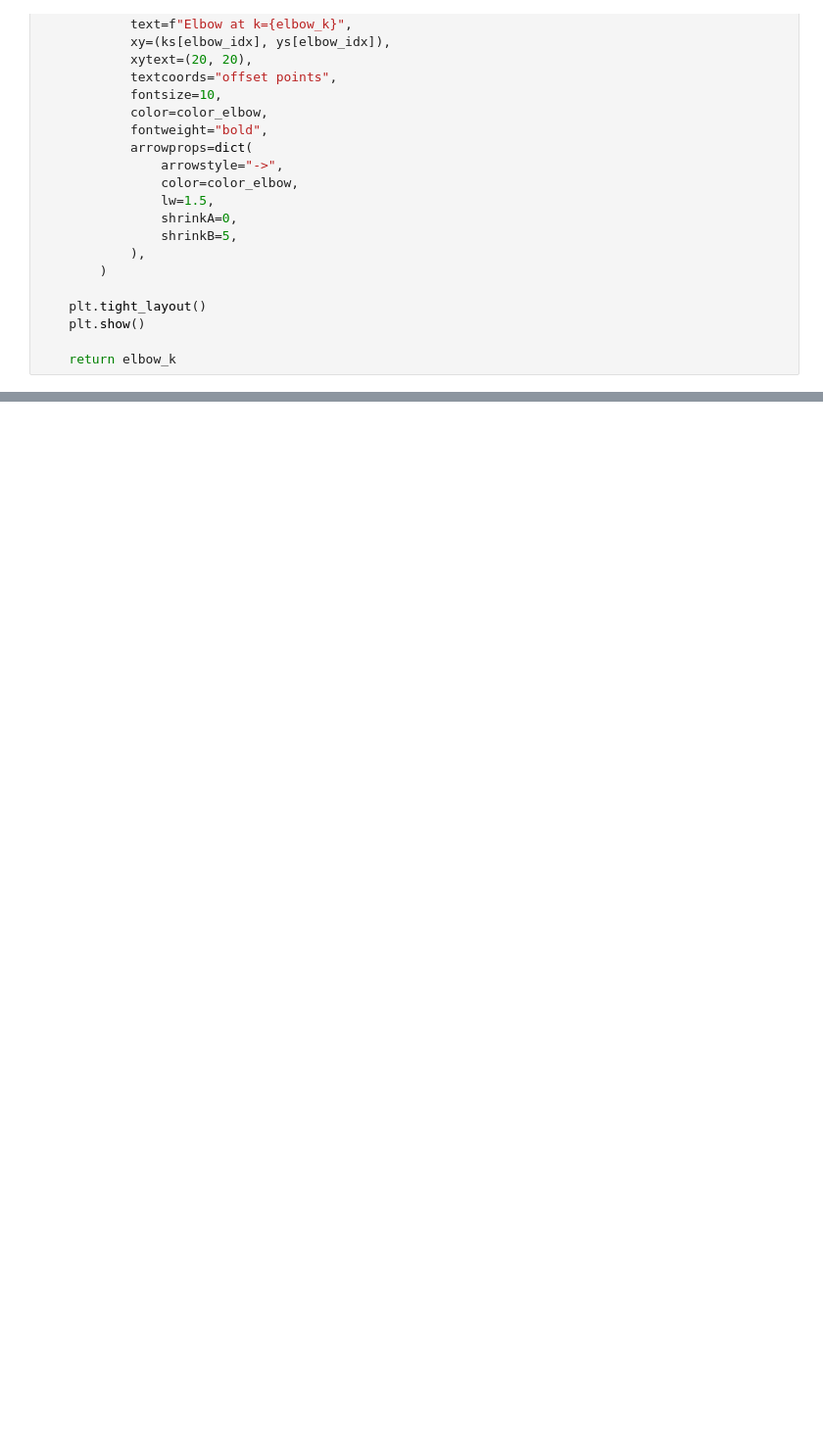
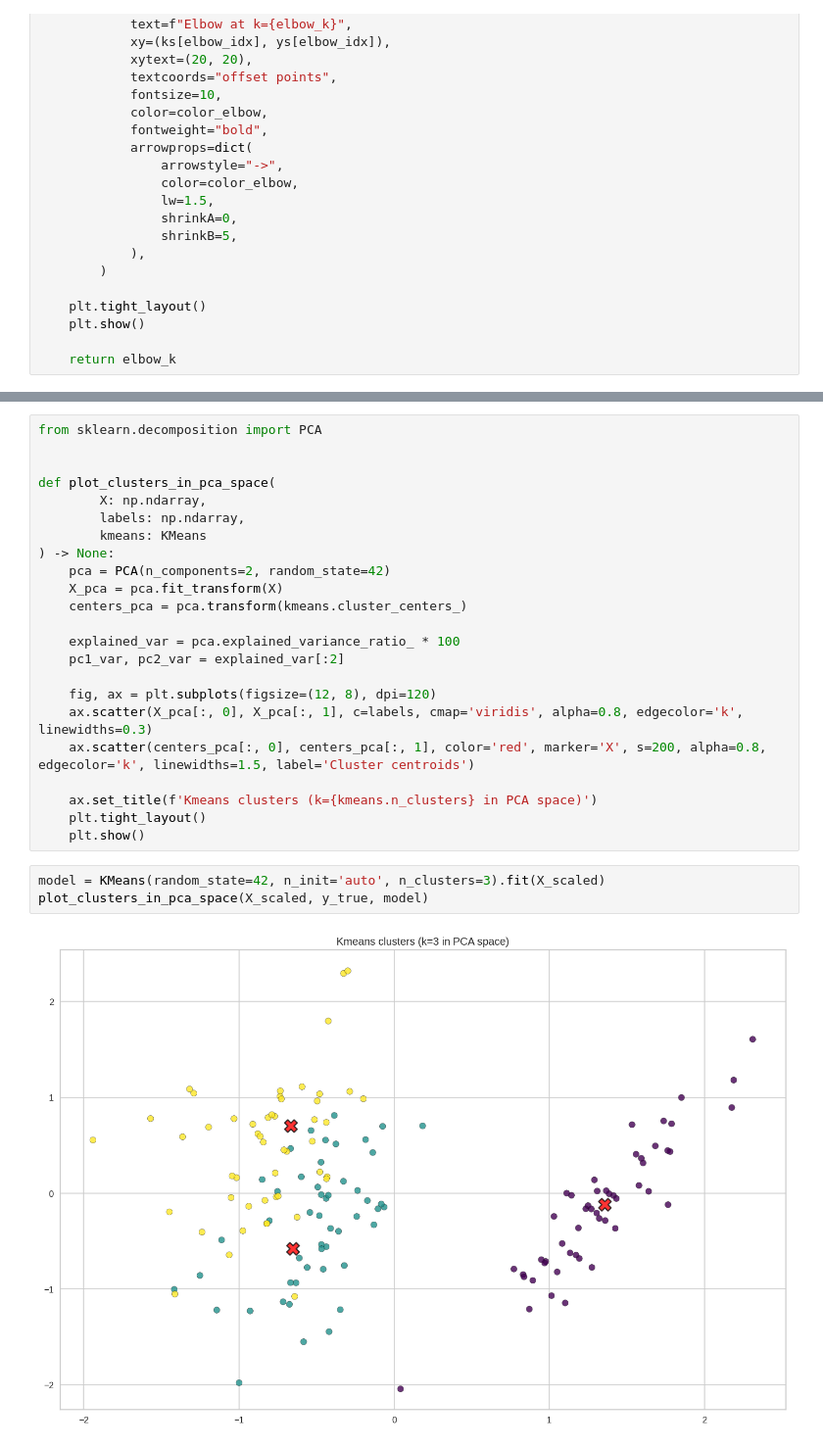
Before and after one commit to Kinetics20/Python_practice_sessions_05, a Jupyter notebook: data_science/kmeans_clustering_iris.ipynb, the cells around one changed output, grey strips where cells are left out. Shown: that part at 98% size. Drawn from its saved outputs; the diff is of its cells as text; blank space fills up the shorter version.

```diff
--- a/data_science/kmeans_clustering_iris.ipynb
+++ b/data_science/kmeans_clustering_iris.ipynb
@@ -201,0 +291,28 @@ visualizer.show()
+# %%
+from sklearn.decomposition import PCA
+
+
+def plot_clusters_in_pca_space(
+        X: np.ndarray,
+        labels: np.ndarray,
+        kmeans: KMeans
+) -> None:
+    pca = PCA(n_components=2, random_state=42)
+    X_pca = pca.fit_transform(X)
+    centers_pca = pca.transform(kmeans.cluster_centers_)
+
+    explained_var = pca.explained_variance_ratio_ * 100
+    pc1_var, pc2_var = explained_var[:2]
+
+    fig, ax = plt.subplots(figsize=(12, 8), dpi=120)
+    ax.scatter(X_pca[:, 0], X_pca[:, 1], c=labels, cmap='viridis', alpha=0.8, edgecolor='k', linewidths=0.3)
+    ax.scatter(centers_pca[:, 0], centers_pca[:, 1], color='red', marker='X', s=200, alpha=0.8, edgecolor='k', linewidths=1.5, label='Cluster centroids')
+
+    ax.set_title(f'Kmeans clusters (k={kmeans.n_clusters} in PCA space)')
+    plt.tight_layout()
+    plt.show()
+# %%
+model = KMeans(random_state=42, n_init='auto', n_clusters=3).fit(X_scaled)
+plot_clusters_in_pca_space(X_scaled, y_true, model)
+# %% [output]
+[figure, added]
```
Also changed, not shown: parts of 17 cells of this notebook.
